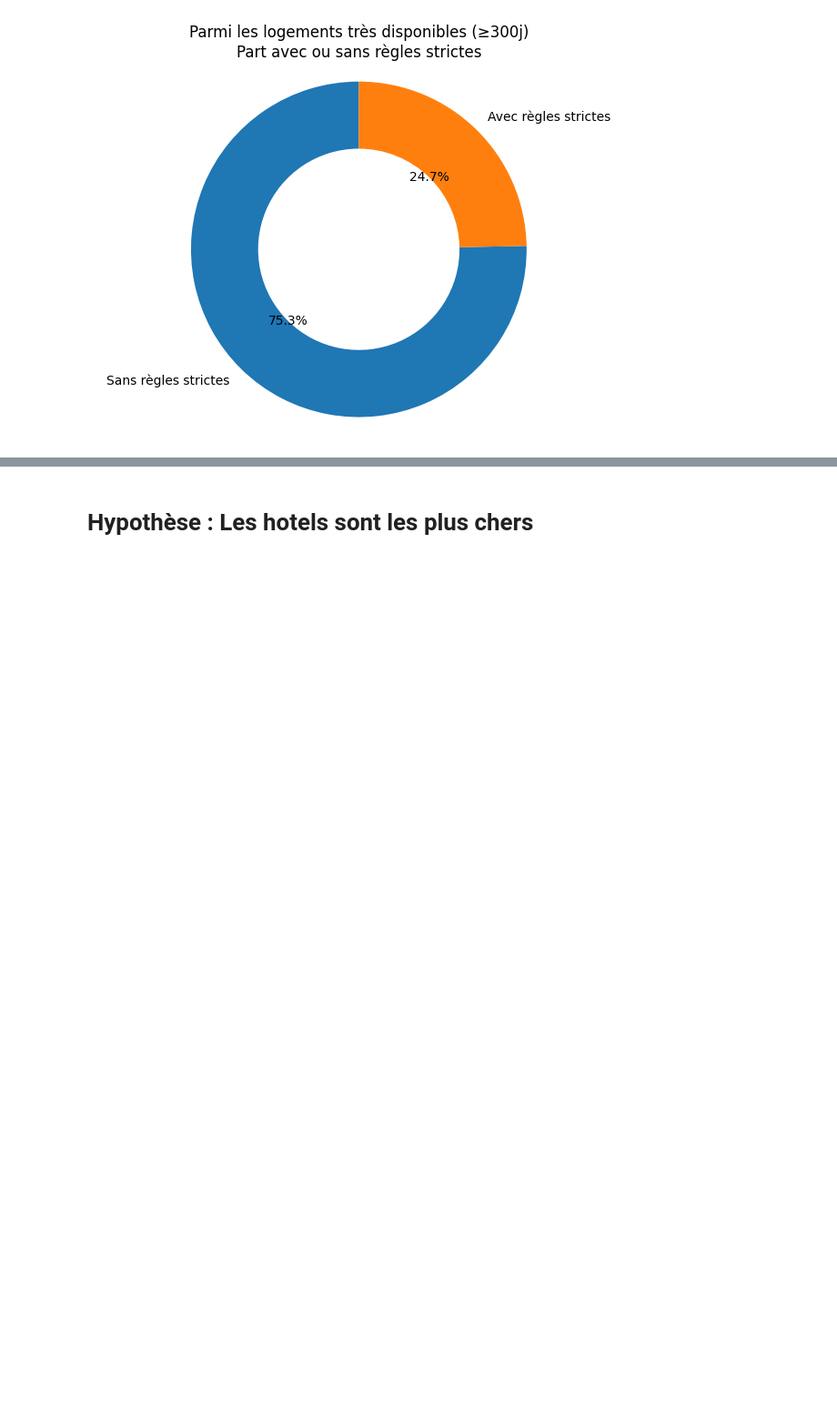
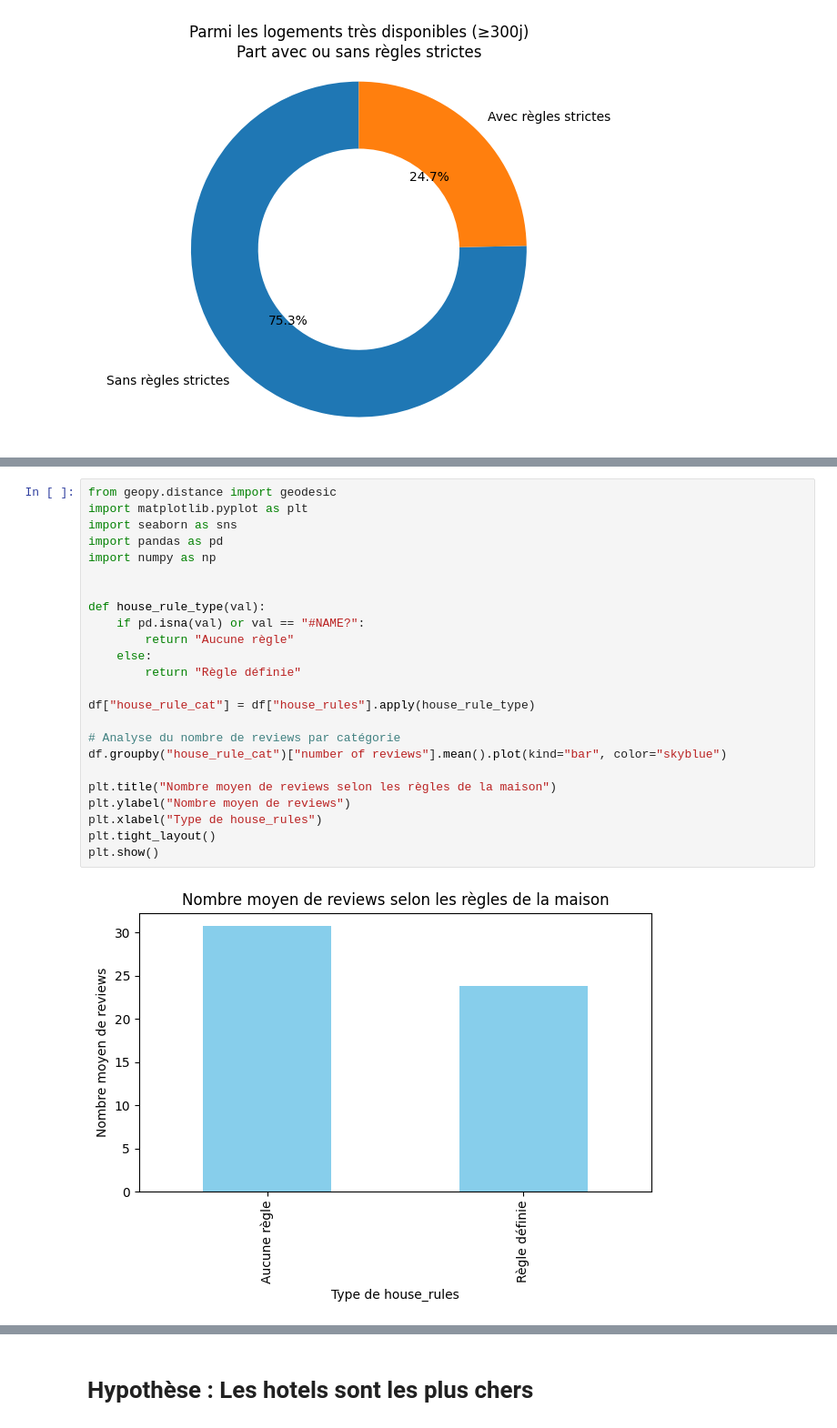
Before and after one commit to EthanVieville/4IABD_reporting_grp7, a Jupyter notebook: verifier_hypothese.ipynb, the cells around one changed output, grey strips where cells are left out. Shown at 91% size. Cells and saved outputs as stored; diff of their text form; blank space fills up the shorter version.

```diff
--- a/verifier_hypothese.ipynb
+++ b/verifier_hypothese.ipynb
@@ -166,0 +209,26 @@ plt.show()
+# %%
+from geopy.distance import geodesic
+import matplotlib.pyplot as plt
+import seaborn as sns
+import pandas as pd
+import numpy as np
+
+
+def house_rule_type(val):
+    if pd.isna(val) or val == "#NAME?":
+        return "Aucune règle"
+    else:
+        return "Règle définie"
+
+df["house_rule_cat"] = df["house_rules"].apply(house_rule_type)
+
+# Analyse du nombre de reviews par catégorie
+df.groupby("house_rule_cat")["number of reviews"].mean().plot(kind="bar", color="skyblue")
+
+plt.title("Nombre moyen de reviews selon les règles de la maison")
+plt.ylabel("Nombre moyen de reviews")
+plt.xlabel("Type de house_rules")
+plt.tight_layout()
+plt.show()
+# %% [output]
+[figure, added]
```
Also changed, not shown: parts of 2 cells of this notebook.
